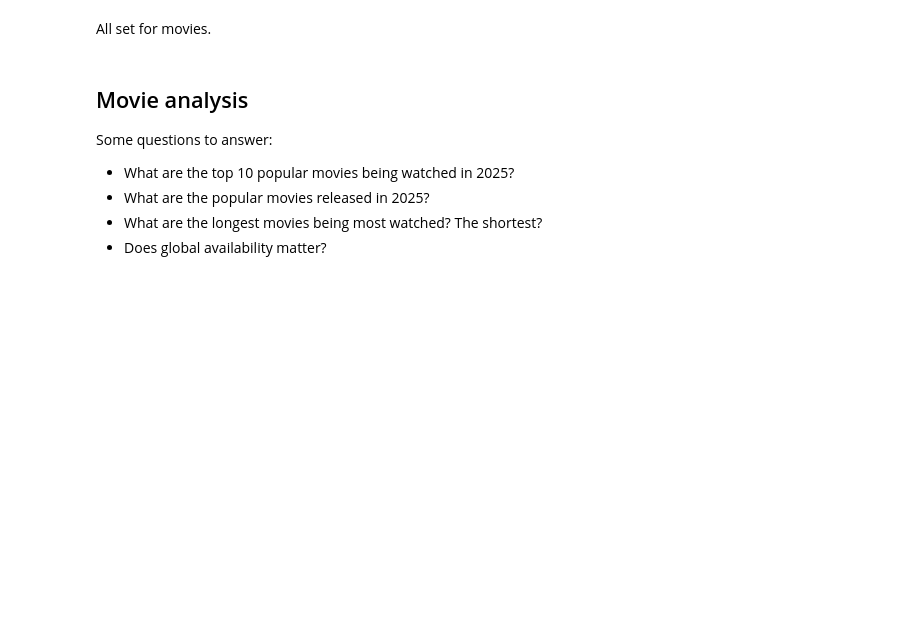
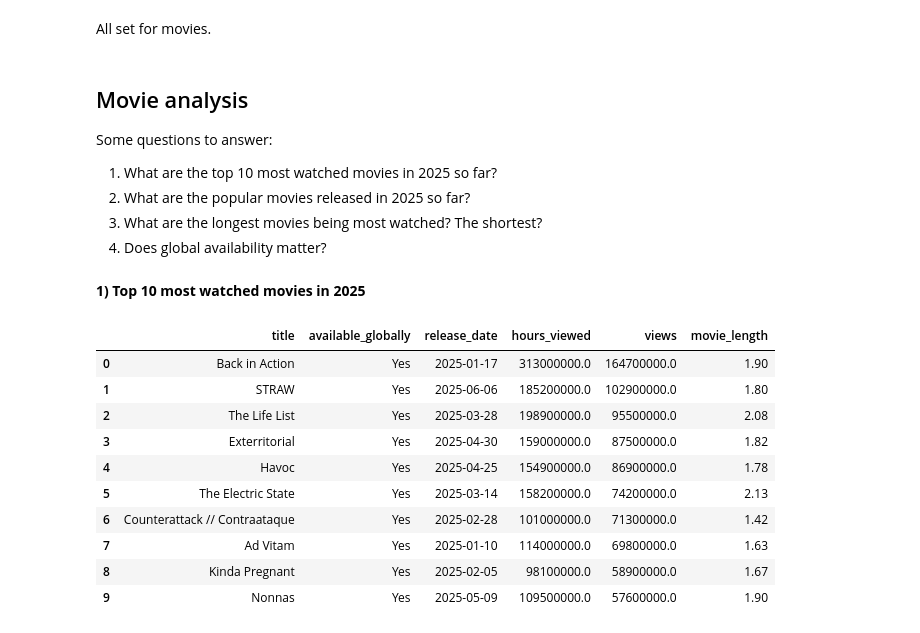
Before and after one commit to leenoah390/tidytuesday_practice, a Jupyter notebook: 20250729/tidy_tuesday-20250719.ipynb, the cells around one changed output. Saved outputs shown, nothing was run; the diff lists cells and outputs as text; code cells hidden in the pictures; blank space fills up the shorter version.

```diff
--- a/20250729/tidy_tuesday-20250719.ipynb
+++ b/20250729/tidy_tuesday-20250719.ipynb
@@ -149,7 +148,25 @@ All set for movies.
 # %% [markdown]
 ## Movie analysis
 Some questions to answer:
-* What are the top 10 popular movies being watched in 2025?
-* What are the popular movies released in 2025?
-* What are the longest movies being most watched? The shortest?
-* Does global availability matter?
+1. What are the top 10 most watched movies in 2025 so far?
+2. What are the popular movies released in 2025 so far?
+3. What are the longest movies being most watched? The shortest?
+4. Does global availability matter?
+# %% [markdown]
+**1) Top 10 most watched movies in 2025**
+# %%
+# Top 10 most watched movies
+top10_views = movies.sort_values(by='views', ascending=False)[:10]
+top10_views
+# %% [output]
+|  | title | available_globally | release_date | hours_viewed | views | movie_length |
+| 0 | Back in Action | Yes | 2025-01-17 | 313000000.0 | 164700000.0 | 1.90 |
+| 1 | STRAW | Yes | 2025-06-06 | 185200000.0 | 102900000.0 | 1.80 |
+| 2 | The Life List | Yes | 2025-03-28 | 198900000.0 | 95500000.0 | 2.08 |
+| 3 | Exterritorial | Yes | 2025-04-30 | 159000000.0 | 87500000.0 | 1.82 |
+| 4 | Havoc | Yes | 2025-04-25 | 154900000.0 | 86900000.0 | 1.78 |
+| 5 | The Electric State | Yes | 2025-03-14 | 158200000.0 | 74200000.0 | 2.13 |
+| 6 | Counterattack // Contraataque | Yes | 2025-02-28 | 101000000.0 | 71300000.0 | 1.42 |
+| 7 | Ad Vitam | Yes | 2025-01-10 | 114000000.0 | 69800000.0 | 1.63 |
+| 8 | Kinda Pregnant | Yes | 2025-02-05 | 98100000.0 | 58900000.0 | 1.67 |
+| 9 | Nonnas | Yes | 2025-05-09 | 109500000.0 | 57600000.0 | 1.90 |
```
Also changed, not shown: parts of 13 cells of this notebook.
